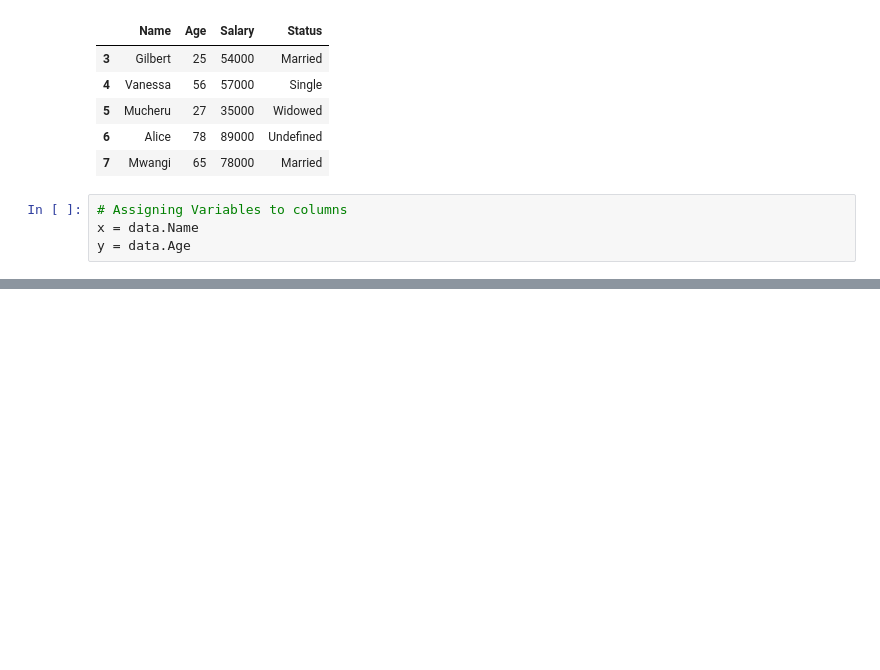
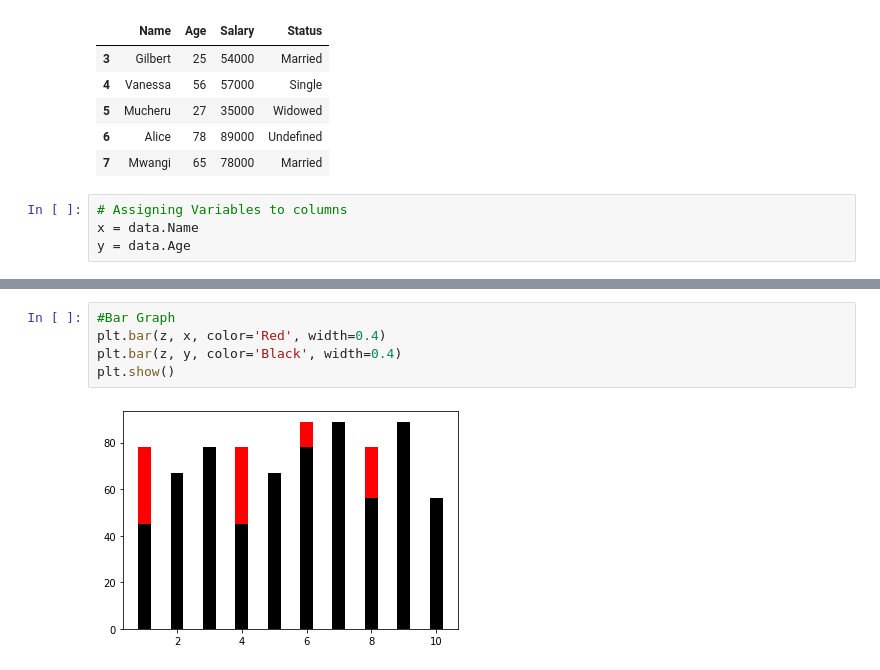
Before and after one commit to MissMwendwa/100-days-of-code-challenge, a Jupyter notebook: Notebooks/Data Analysis.ipynb, the cells around one changed output, grey strips where cells are left out. Drawn from its saved outputs; the diff is of its cells as text; blank space fills up the shorter version.

```diff
--- a/Notebooks/Data Analysis.ipynb
+++ b/Notebooks/Data Analysis.ipynb
@@ -197,0 +193,7 @@ plt.show
+# %%
+#Bar Graph
+plt.bar(z, x, color='Red', width=0.4)
+plt.bar(z, y, color='Black', width=0.4)
+plt.show()
+# %% [output]
+[figure, added]
```
Also changed, not shown: parts of 19 cells of this notebook.
